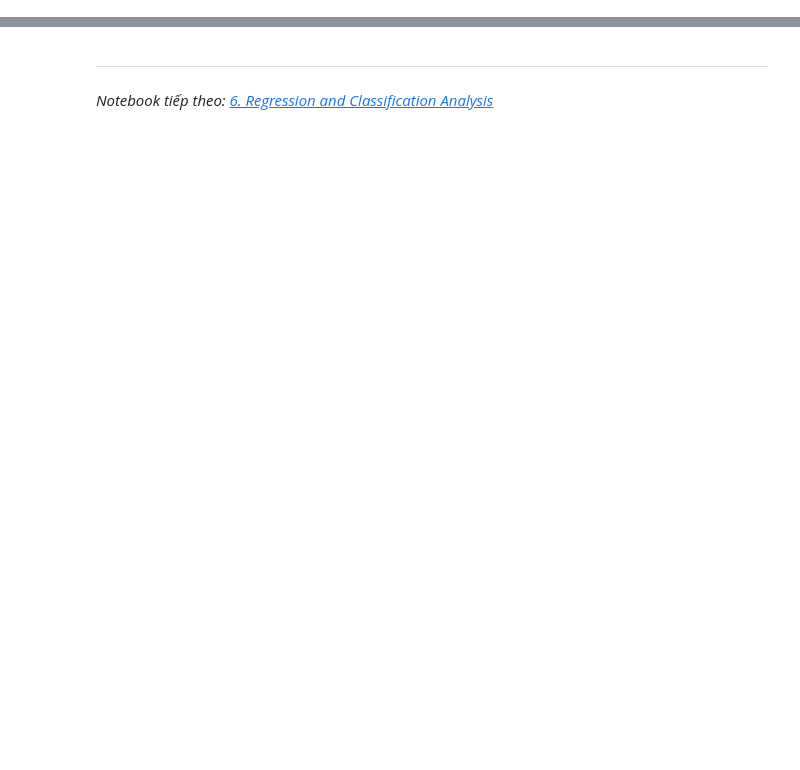
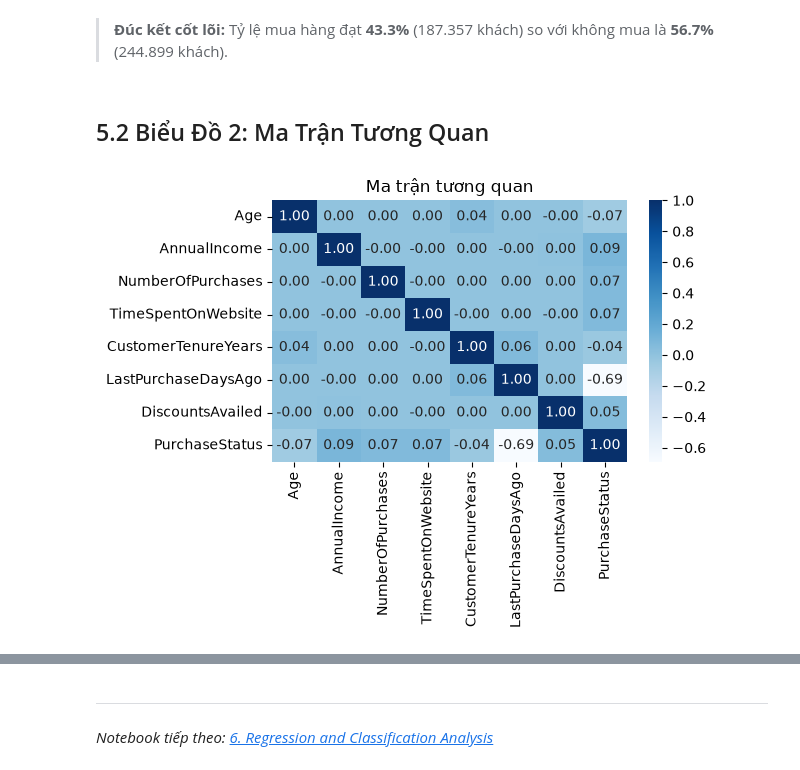
Before and after one commit to HuSiHuSi1/ADY, a Jupyter notebook: 5. Data Visualization.ipynb, the cells around one changed output, grey strips where cells are left out. Drawn from its saved outputs; the diff is of its cells as text; code cells hidden in the pictures; blank space fills up the shorter version.

```diff
--- a/5. Data Visualization.ipynb
+++ b/5. Data Visualization.ipynb
@@ -419,0 +27,12 @@ Lưu ý: Không tạo file HTML do: No module named 'plotly'
+# %% [markdown]
+> **Đúc kết cốt lõi:** Tỷ lệ mua hàng đạt **43.3%** (187.357 khách) so với không mua là **56.7%** (244.899 khách).
+# %% [markdown]
+## 5.2 Biểu Đồ 2: Ma Trận Tương Quan
+# %%
+cols = ['Age', 'AnnualIncome', 'NumberOfPurchases', 'TimeSpentOnWebsite',
+        'CustomerTenureYears', 'LastPurchaseDaysAgo', 'DiscountsAvailed', 'PurchaseStatus']
+sns.heatmap(df[cols].corr(), annot=True, fmt='.2f', cmap='Blues')
+plt.title('Ma trận tương quan')
+plt.show()
+# %% [output]
+[figure, added]
```
Also changed, not shown: parts of 63 cells of this notebook, 2 other files.
